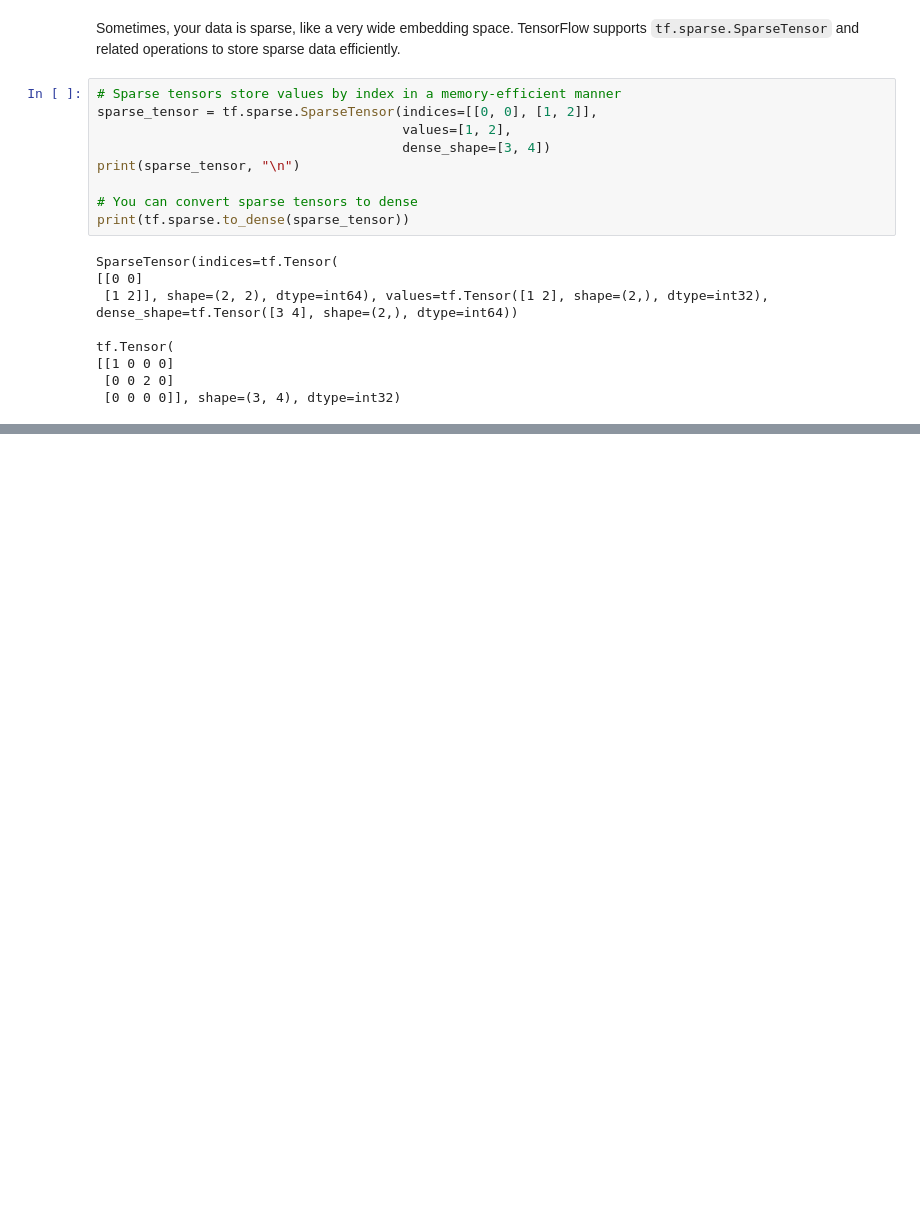
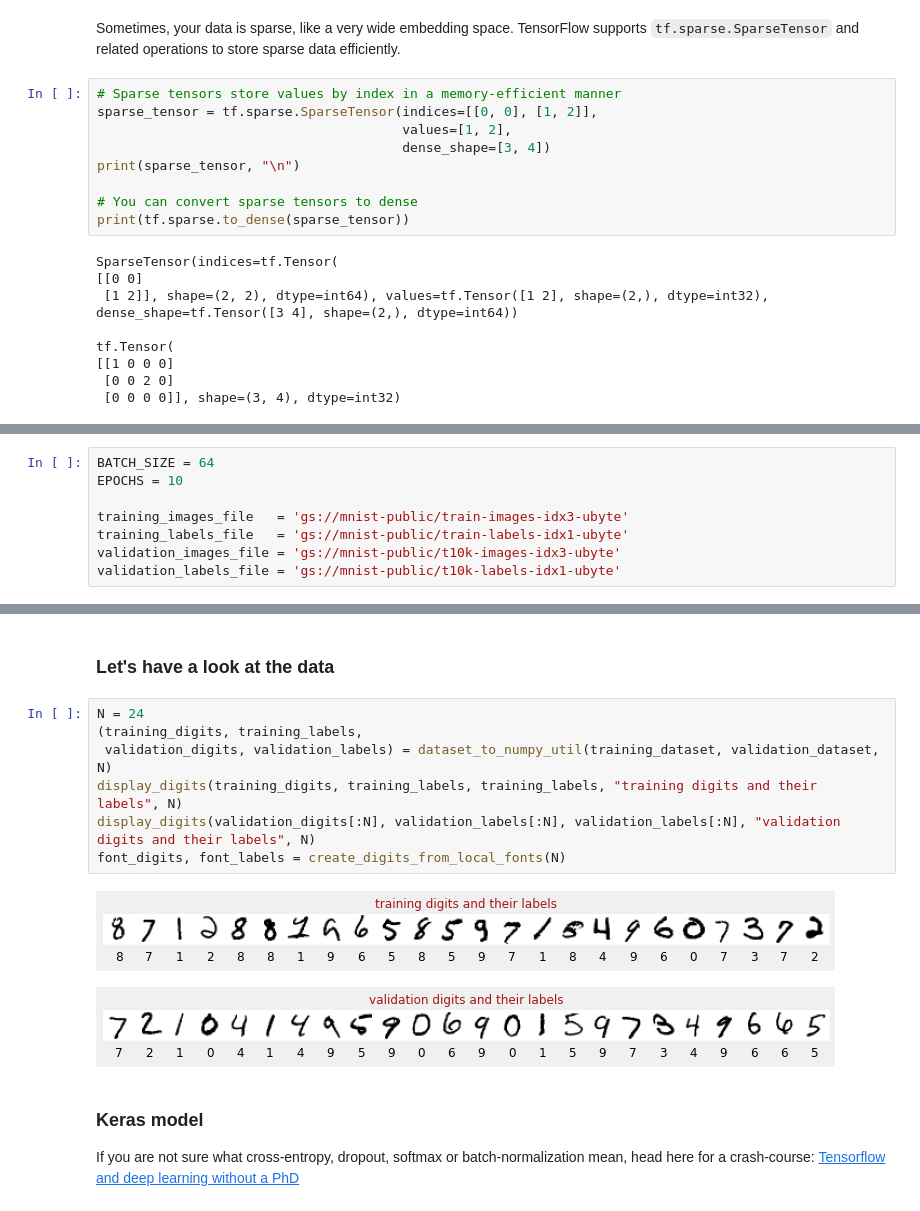
Before and after one commit to AbrahamKong/CMPE258-Data_Augmentation, a Jupyter notebook: CMPE258_Data_Augmentation.ipynb, the cells around one changed output, grey strips where cells are left out. Saved outputs shown, nothing was run; the diff lists cells and outputs as text; blank space fills up the shorter version.

```diff
--- a/CMPE258_Data_Augmentation.ipynb
+++ b/CMPE258_Data_Augmentation.ipynb
@@ -566,0 +569,8 @@ tf.Tensor(
+# %%
+BATCH_SIZE = 64
+EPOCHS = 10
+
+training_images_file   = 'gs://mnist-public/train-images-idx3-ubyte'
+training_labels_file   = 'gs://mnist-public/train-labels-idx1-ubyte'
+validation_images_file = 'gs://mnist-public/t10k-images-idx3-ubyte'
+validation_labels_file = 'gs://mnist-public/t10k-labels-idx1-ubyte'
@@ -566,0 +799,15 @@ tf.Tensor(
+# %% [markdown]
+### Let's have a look at the data
+# %%
+N = 24
+(training_digits, training_labels,
+ validation_digits, validation_labels) = dataset_to_numpy_util(training_dataset, validation_dataset, N)
+display_digits(training_digits, training_labels, training_labels, "training digits and their labels", N)
+display_digits(validation_digits[:N], validation_labels[:N], validation_labels[:N], "validation digits and their labels", N)
+font_digits, font_labels = create_digits_from_local_fonts(N)
+# %% [output]
+[figure, added]
+[figure, added]
+# %% [markdown]
+### Keras model
+If you are not sure what cross-entropy, dropout, softmax or batch-normalization mean, head here for a crash-course: [Tensorflow and deep learning without a PhD](https://github.com/GoogleCloudPlatform/tensorflow-without-a-phd/#featured-code-sample)
```
Also changed, not shown: parts of 264 cells of this notebook.
